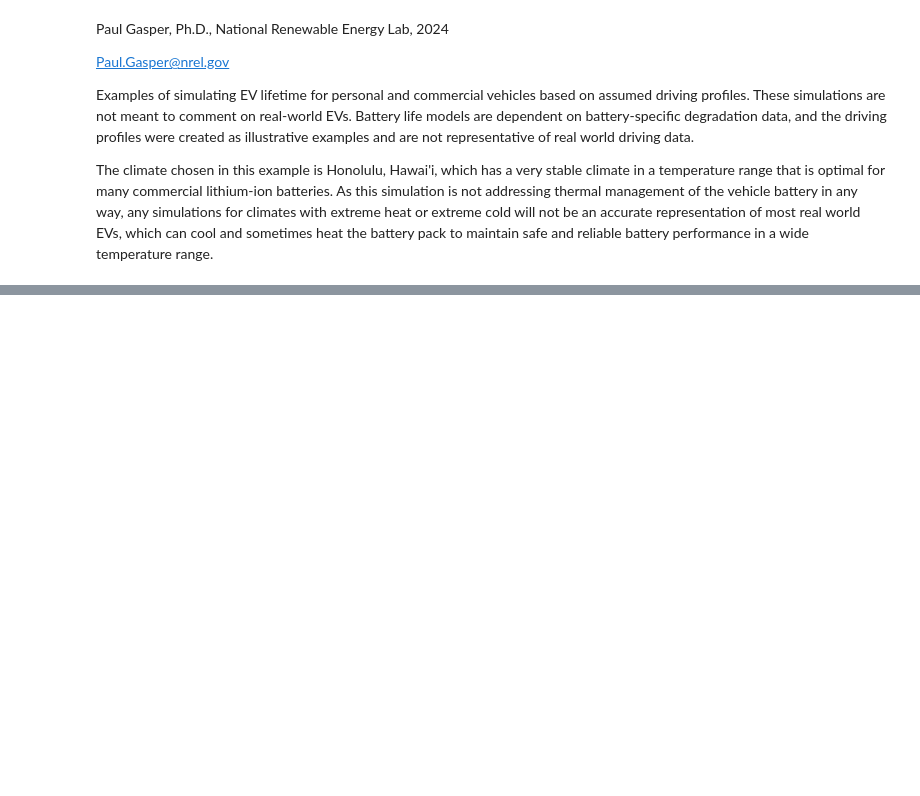
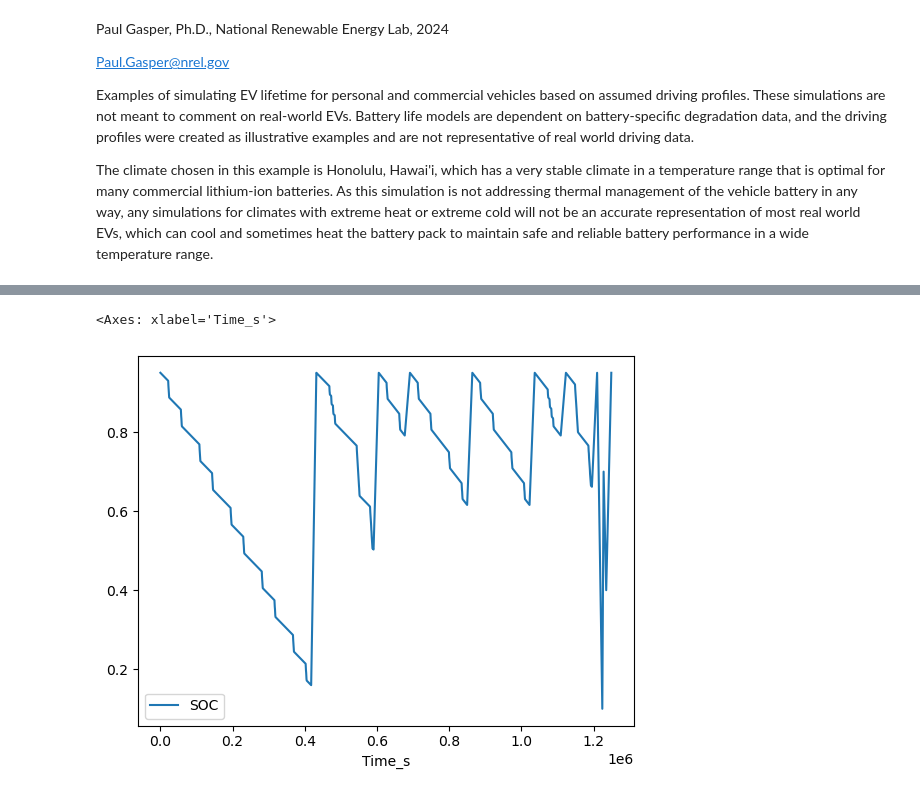
Before and after one commit to NREL/BLAST-Lite, a Jupyter notebook: examples/example_EV_life.ipynb, the cells around one changed output, grey strips where cells are left out. Saved outputs shown, nothing was run; the diff lists cells and outputs as text; code cells hidden in the pictures; blank space fills up the shorter version.

```diff
--- a/examples/example_EV_life.ipynb
+++ b/examples/example_EV_life.ipynb
@@ -168,0 +100,7 @@ plt.tight_layout()
+# %%
+# To represent varied vehicle driving patterns, use to 'combined' vehicle SOC profile
+ev_combined = pd.read_csv('application profiles/Electric vehicle/personal_ev_combined.csv')
+ev_combined.plot(x='Time_s', y='SOC')
+# %% [output]
+<Axes: xlabel='Time_s'>
+[figure, added]
```
Also changed, not shown: parts of 9 cells of this notebook, 35 other files.
